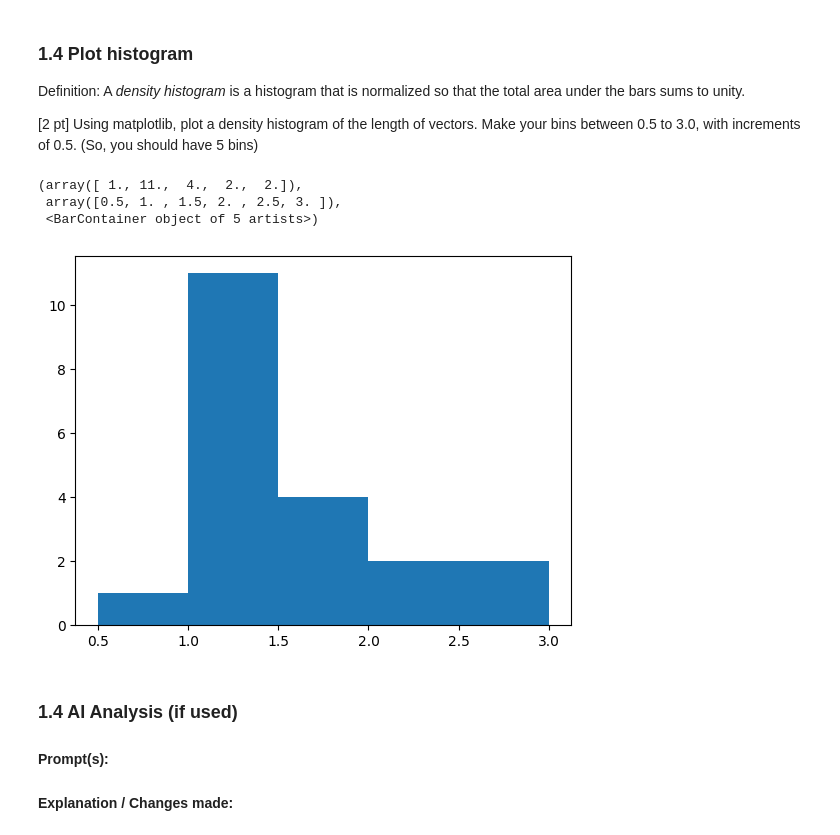
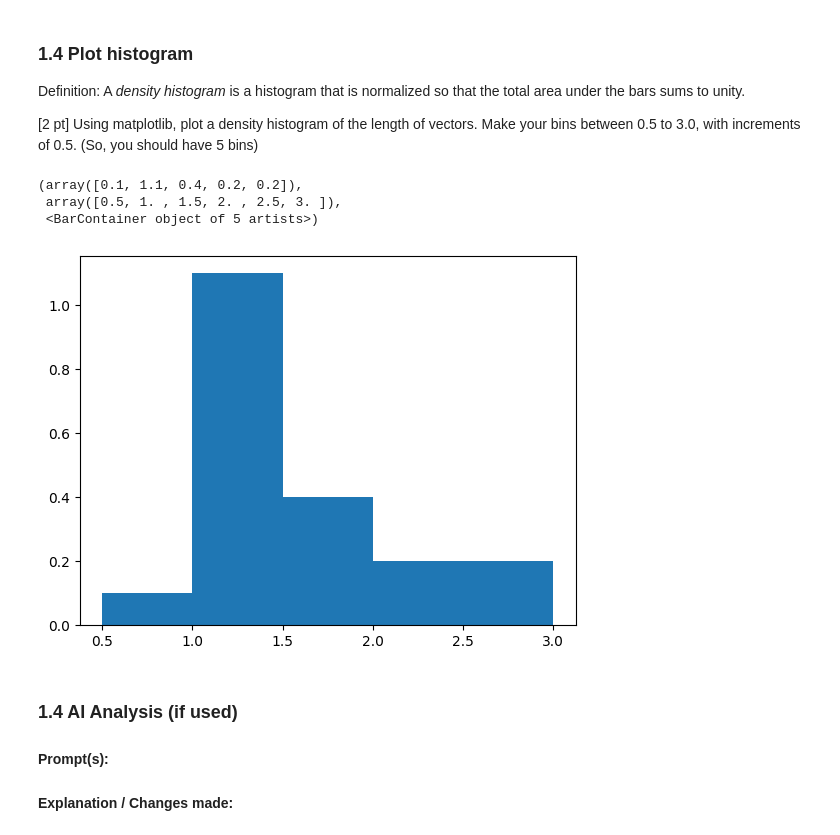
Before and after one commit to jingaling00/intro-data-science-spring26, a Jupyter notebook: intro-ds-hw1-jyz.ipynb, the cells around one changed output. Saved outputs shown, nothing was run; the diff lists cells and outputs as text; code cells hidden in the pictures.

```diff
--- a/intro-ds-hw1-jyz.ipynb
+++ b/intro-ds-hw1-jyz.ipynb
@@ -76,14 +76,14 @@ Definition: A _density histogram_ is a histogram that is normalized so that the
 # %%
 import matplotlib.pyplot as plt
 
 # TODO
 bins = np.arange(0.5, 3.5, 0.5)
-plt.hist(distances, bins)
+plt.hist(distances, bins, density = True)
 # %% [output]
-(array([ 1., 11.,  4.,  2.,  2.]),
+(array([0.1, 1.1, 0.4, 0.2, 0.2]),
  array([0.5, 1. , 1.5, 2. , 2.5, 3. ]),
  <BarContainer object of 5 artists>)
-[figure, old version]
+[figure, new version]
 # %% [markdown]
 ### 1.4 AI Analysis (if used)
 
```
Also changed, not shown: parts of 8 cells of this notebook.
